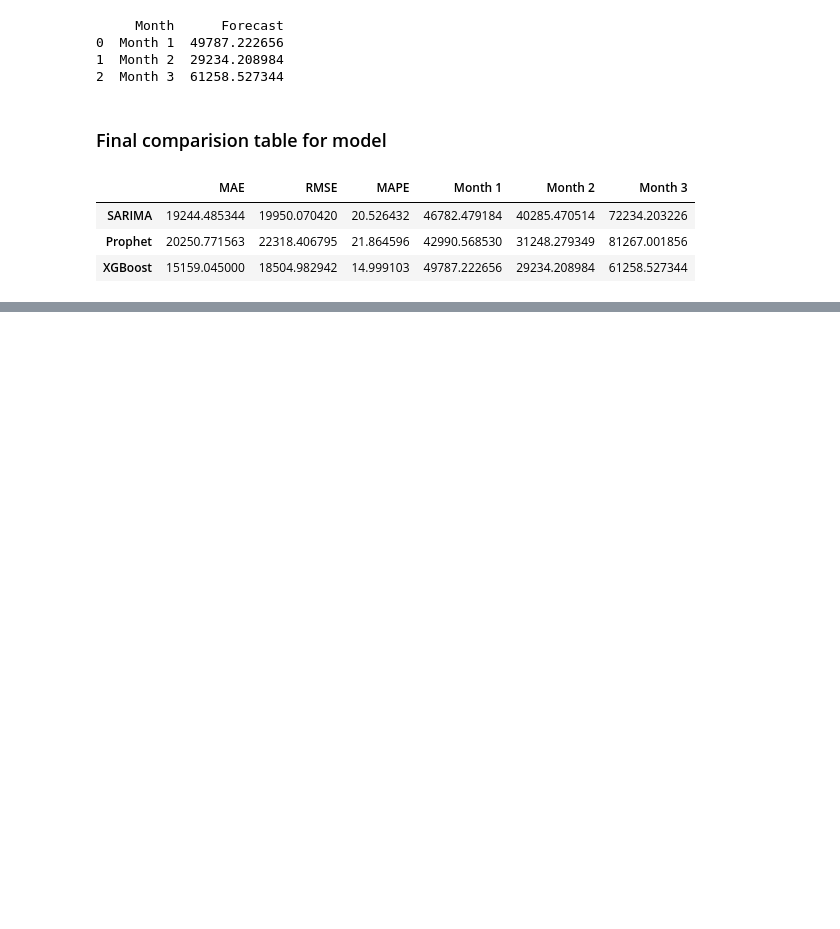
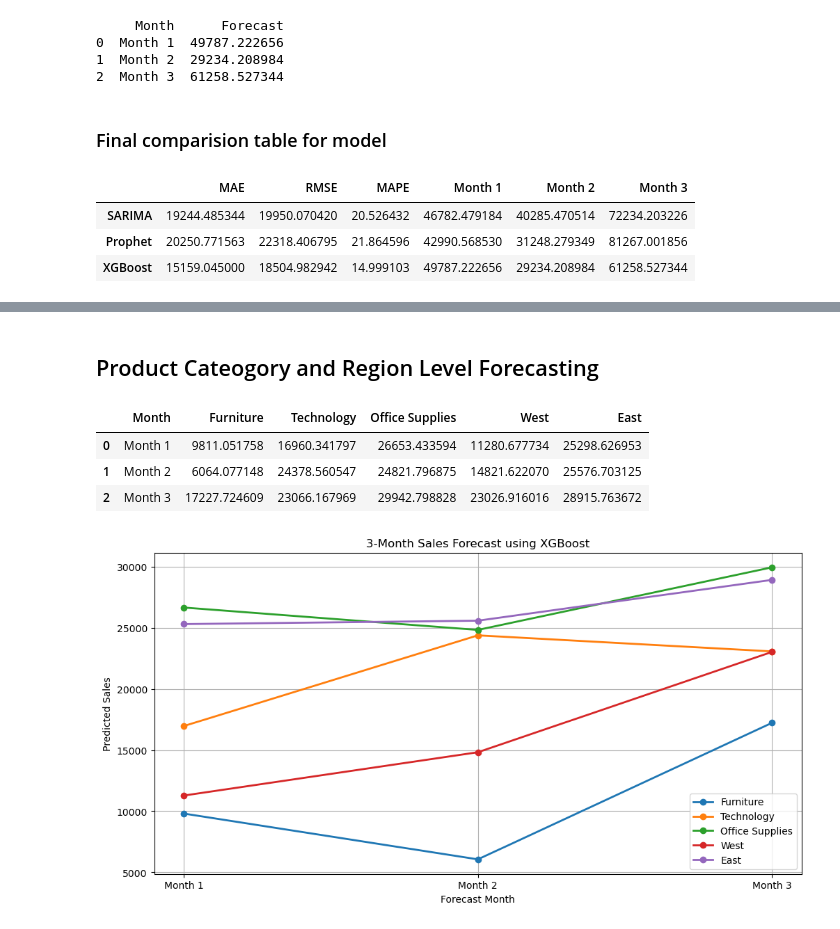
Before and after one commit to bishalanand/Sales-analysis, a Jupyter notebook: Analysis.ipynb, the cells around one changed output, grey strips where cells are left out. Cells and saved outputs as stored; diff of their text form; code cells hidden in the pictures; blank space fills up the shorter version.

```diff
--- a/Analysis.ipynb
+++ b/Analysis.ipynb
@@ -946,0 +958,2 @@ comparison_table
+# %% [markdown]
+## Product Cateogory and Region Level Forecasting
@@ -946,0 +1097,44 @@ comparison_table
+# %%
+# Forecasts
+furniture_forecast = xgboost_forecast(furniture_monthly)
+technology_forecast = xgboost_forecast(technology_monthly)
+office_forecast = xgboost_forecast(office_monthly)
+west_forecast = xgboost_forecast(west_monthly)
+east_forecast = xgboost_forecast(east_monthly)
+
+# Forecast Table
+forecast_comparison = pd.DataFrame({
+    "Month": ["Month 1", "Month 2", "Month 3"],
+    "Furniture": furniture_forecast,
+    "Technology": technology_forecast,
+    "Office Supplies": office_forecast,
+    "West": west_forecast,
+    "East": east_forecast
+})
+
+display(forecast_comparison)
+
+# Plot
+plt.figure(figsize=(12,6))
+
+months = ["Month 1", "Month 2", "Month 3"]
+
+plt.plot(months, furniture_forecast, marker="o", linewidth=2, label="Furniture")
+plt.plot(months, technology_forecast, marker="o", linewidth=2, label="Technology")
+plt.plot(months, office_forecast, marker="o", linewidth=2, label="Office Supplies")
+plt.plot(months, west_forecast, marker="o", linewidth=2, label="West")
+plt.plot(months, east_forecast, marker="o", linewidth=2, label="East")
+
+plt.title("3-Month Sales Forecast using XGBoost")
+plt.xlabel("Forecast Month")
+plt.ylabel("Predicted Sales")
+plt.grid(True)
+plt.legend()
+
+plt.show()
+# %% [output]
+|  | Month | Furniture | Technology | Office Supplies | West | East |
+| 0 | Month 1 | 9811.051758 | 16960.341797 | 26653.433594 | 11280.677734 | 25298.626953 |
+| 1 | Month 2 | 6064.077148 | 24378.560547 | 24821.796875 | 14821.622070 | 25576.703125 |
+| 2 | Month 3 | 17227.724609 | 23066.167969 | 29942.798828 | 23026.916016 | 28915.763672 |
+[figure, added]
```
Also changed, not shown: parts of 17 cells of this notebook.
